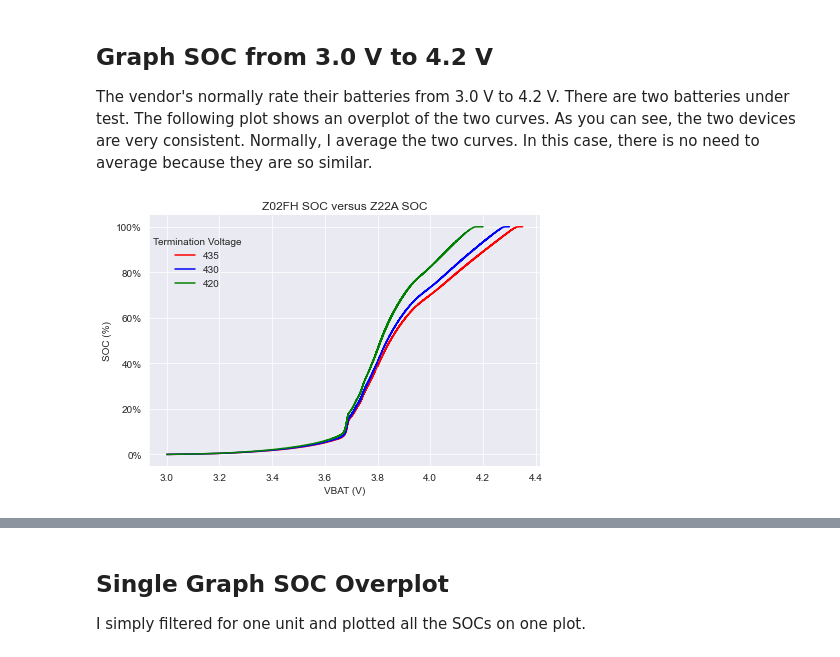
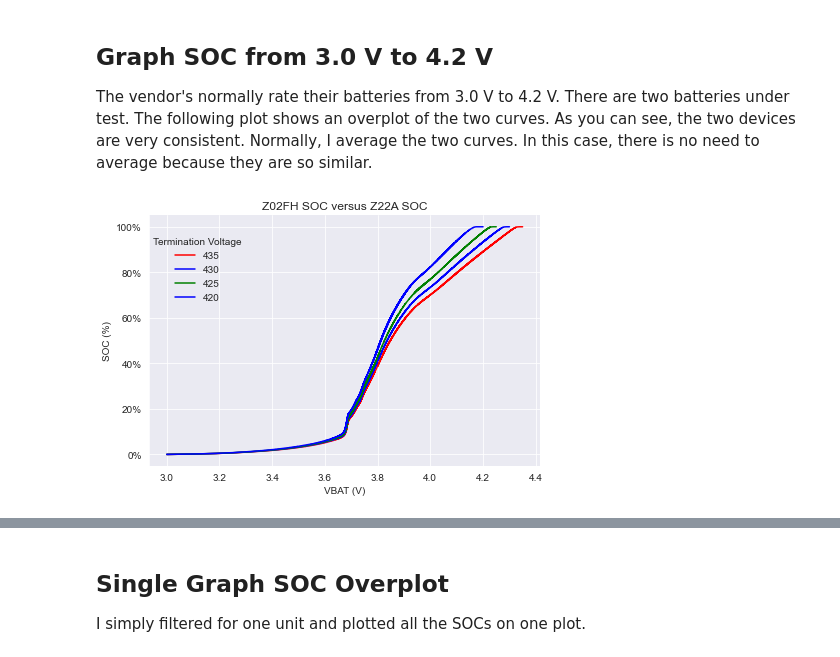
Before and after one commit to ziggle/BatteryDischargeQuickLookReport, a Jupyter notebook: Z02FH-Styled.ipynb, the cells around one changed output, grey strips where cells are left out. Drawn from its saved outputs; the diff is of its cells as text; code cells hidden in the pictures.

```diff
--- a/Z02FH-Styled.ipynb
+++ b/Z02FH-Styled.ipynb
@@ -311,7 +319,7 @@ for y in z['CV'].unique():
 
     gzzz= (vy
       .set_index(['CV'],drop=True)
-      .rename(columns={"q":"Charge (mAh)"},index={'420':'4.20','430':'4.30','435':'4.35'})
+      .rename(columns={"q":"Charge (mAh)"},index={'420':'4.20','430':'4.30','435':'4.35', '425':'4.25'})
       .rename_axis("Voltage", axis=0)
      )
 
@@ -374,18 +398,18 @@ The vendor's normally rate their batteries from 3.0 V to 4.2 V. There are two ba
 # %%
 import matplotlib.ticker as tkr
 df3 = pd.concat([r,vendor]).reset_index(drop=True)
-ax=sns.relplot(x = df3.VBAT, y = df3.SOC, hue=df3.CV, palette = ['red', 'blue','green'],kind="line", \
+ax=sns.relplot(x = df3.VBAT, y = df3.SOC, hue=df3.CV, palette = ['red', 'blue','green','blue'],kind="line", \
               height=4, aspect=6/4)
 ax.set(title='Z02FH SOC versus Z22A SOC',ylabel="SOC (%)",xlabel="VBAT (V)")
 for a in ax.axes.flat:
     a.yaxis.set_major_formatter(tkr.FuncFormatter(lambda y, p: f'{y:.0%}'))
 leg = ax._legend
 leg.set_title("Termination Voltage")
 leg.set_bbox_to_anchor([0.10, 0.95])
 leg._loc = 2
 plt.show()
 # %% [output]
-[figure, old version]
+[figure, new version]
 # %%
 
 plt.figure(figsize=(6,4))
```
Also changed, not shown: parts of 15 cells of this notebook.
